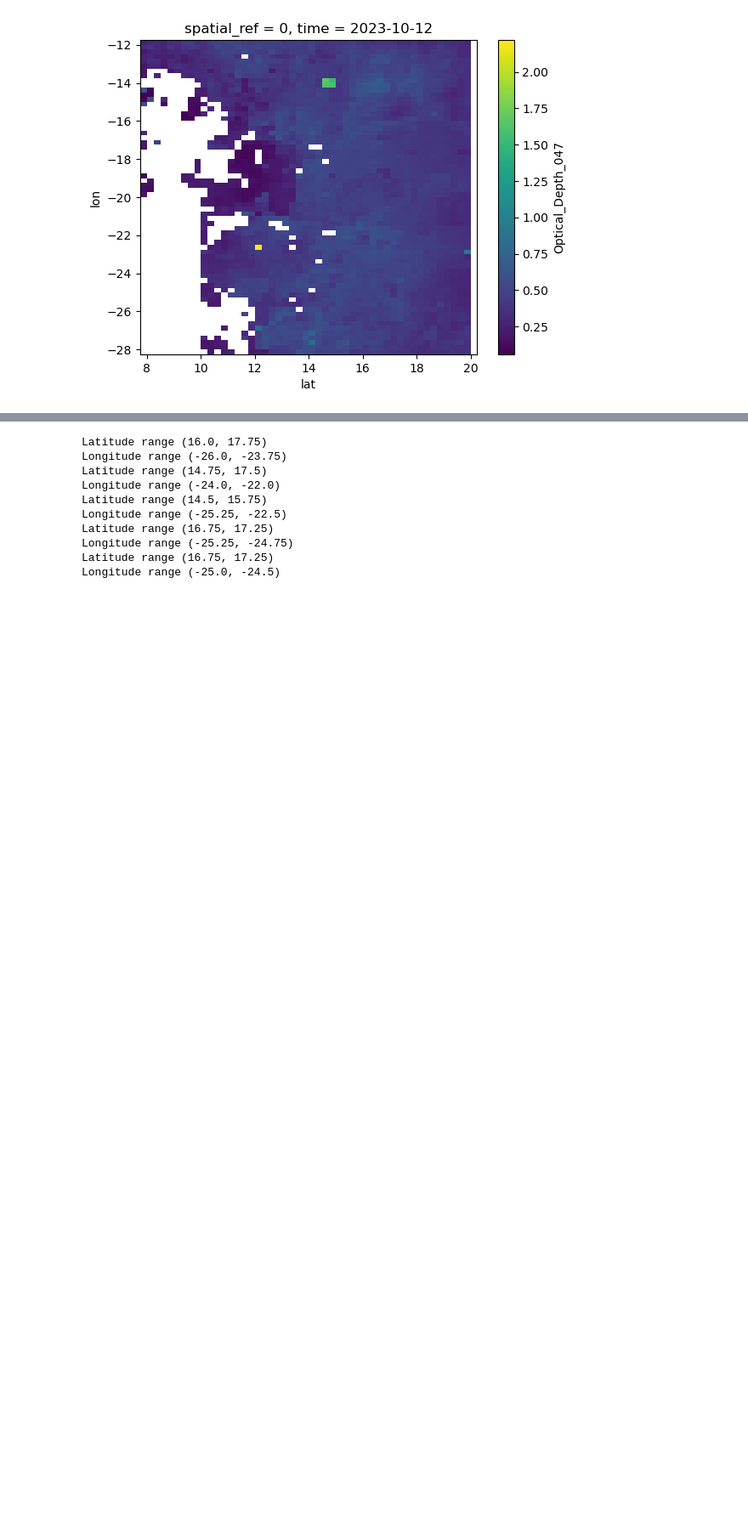
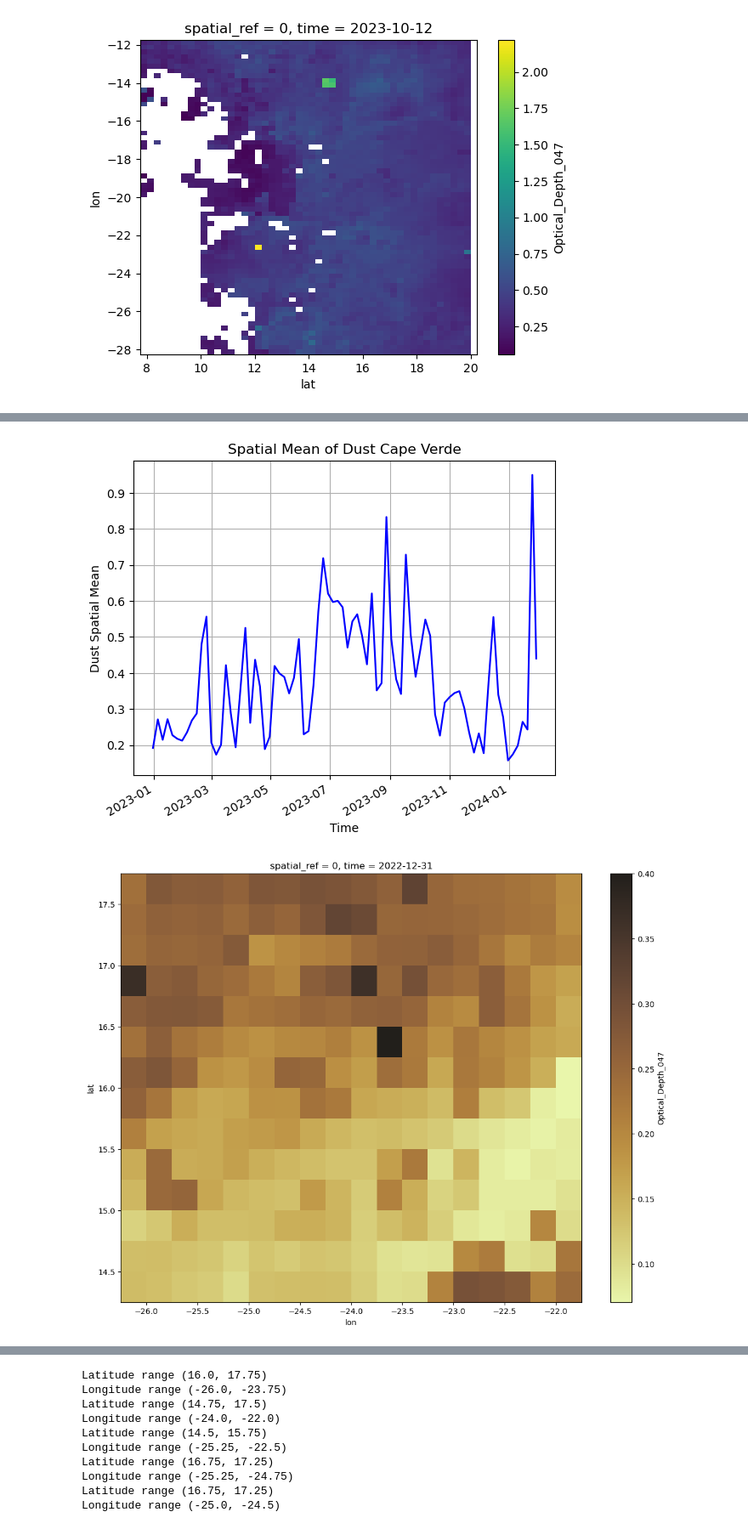
Before and after one commit to paramnav/WASCALMardata, a Jupyter notebook: notebooks/plotDustMaps.ipynb, the cells around one changed output, grey strips where cells are left out. Shown at 85% size. Cells and saved outputs as stored; diff of their text form; code cells hidden in the pictures; blank space fills up the shorter version.

```diff
--- a/notebooks/plotDustMaps.ipynb
+++ b/notebooks/plotDustMaps.ipynb
@@ -146,10 +157,19 @@ def plotTimeSeriesRegion(latitude_range, longitude_range, time_range, region_nam
     .Optical_Depth_047
     .plot(
         x="lon", y="lat",
-        cmap=cmocean.cm.thermal,
+        cmap=cmocean.cm.turbid,
         size=10,
     )
     )
+# %%
+latitude_range = (14.18, 17.69)
+longitude_range = (-26.2, -21.72)
+time_range = ("2022-12-01", "2024-03-01")
+region_name = "Cape Verde"
+plotTimeSeriesRegion(latitude_range, longitude_range, time_range, region_name)
+# %% [output]
+[figure, added]
+[figure, added]
 # %%
 import pandas as pd
 data_mindelo = pd.read_csv("../excsl_Mardata_csv.csv")
```
Also changed, not shown: parts of 2 cells of this notebook, 2 other files.
